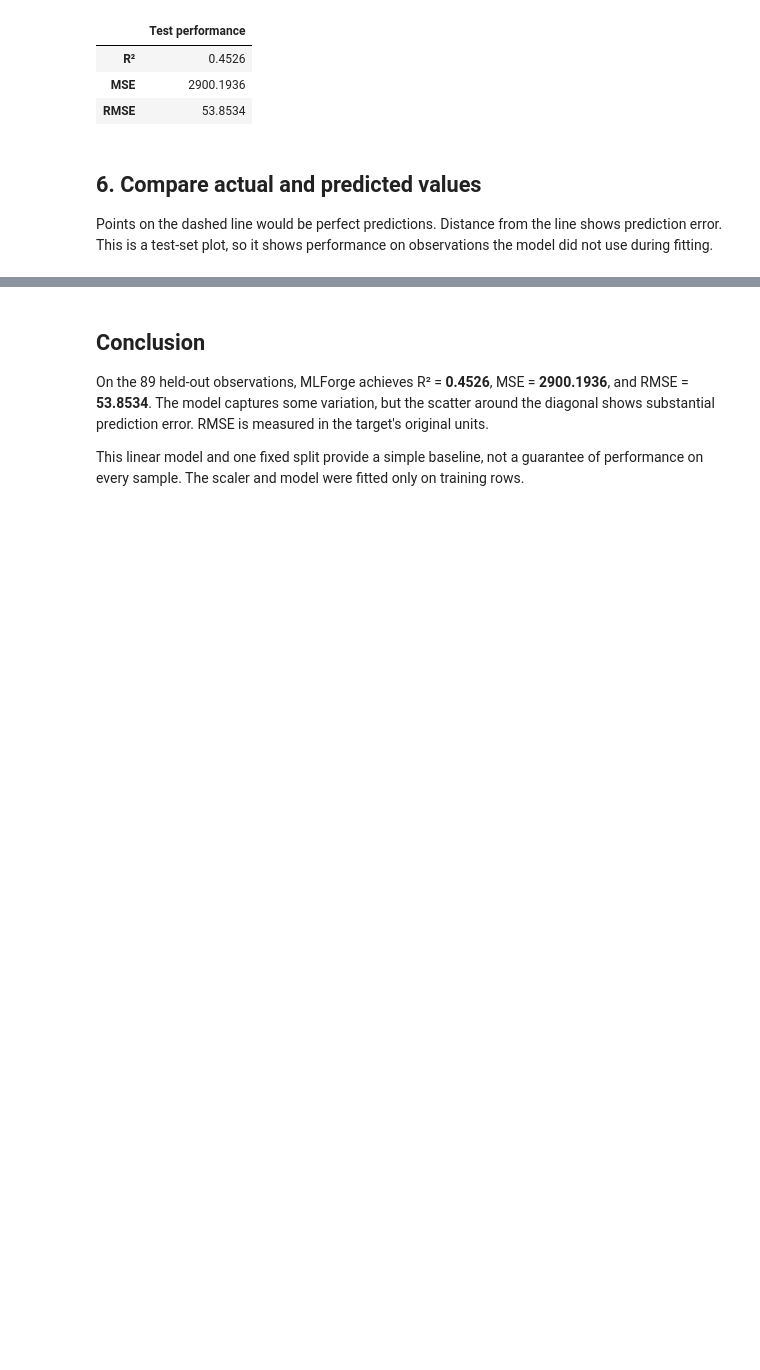
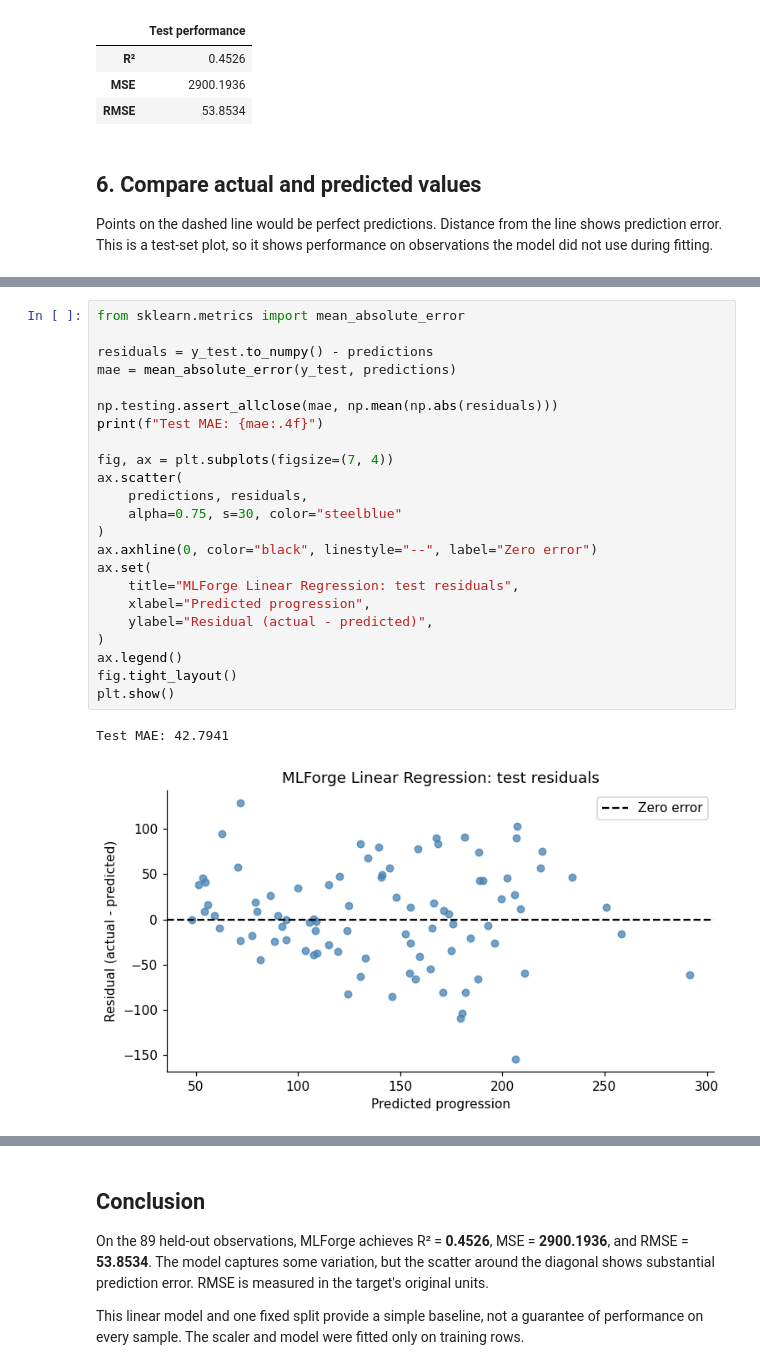
Before and after one commit to xinnnma/Cmor-Proj, a Jupyter notebook: notebooks/02_linear_regression.ipynb, the cells around one changed output, grey strips where cells are left out. Cells and saved outputs as stored; diff of their text form; blank space fills up the shorter version.

Commit message:
Add MAE and residual analysis

```diff
--- a/notebooks/02_linear_regression.ipynb
+++ b/notebooks/02_linear_regression.ipynb
@@ -165,0 +185,26 @@ plt.show()
+# %%
+from sklearn.metrics import mean_absolute_error
+
+residuals = y_test.to_numpy() - predictions
+mae = mean_absolute_error(y_test, predictions)
+
+np.testing.assert_allclose(mae, np.mean(np.abs(residuals)))
+print(f"Test MAE: {mae:.4f}")
+
+fig, ax = plt.subplots(figsize=(7, 4))
+ax.scatter(
+    predictions, residuals,
+    alpha=0.75, s=30, color="steelblue"
+)
+ax.axhline(0, color="black", linestyle="--", label="Zero error")
+ax.set(
+    title="MLForge Linear Regression: test residuals",
+    xlabel="Predicted progression",
+    ylabel="Residual (actual - predicted)",
+)
+ax.legend()
+fig.tight_layout()
+plt.show()
+# %% [output]
+Test MAE: 42.7941
+[figure, added]
```
Also changed, not shown: parts of 4 cells of this notebook.
